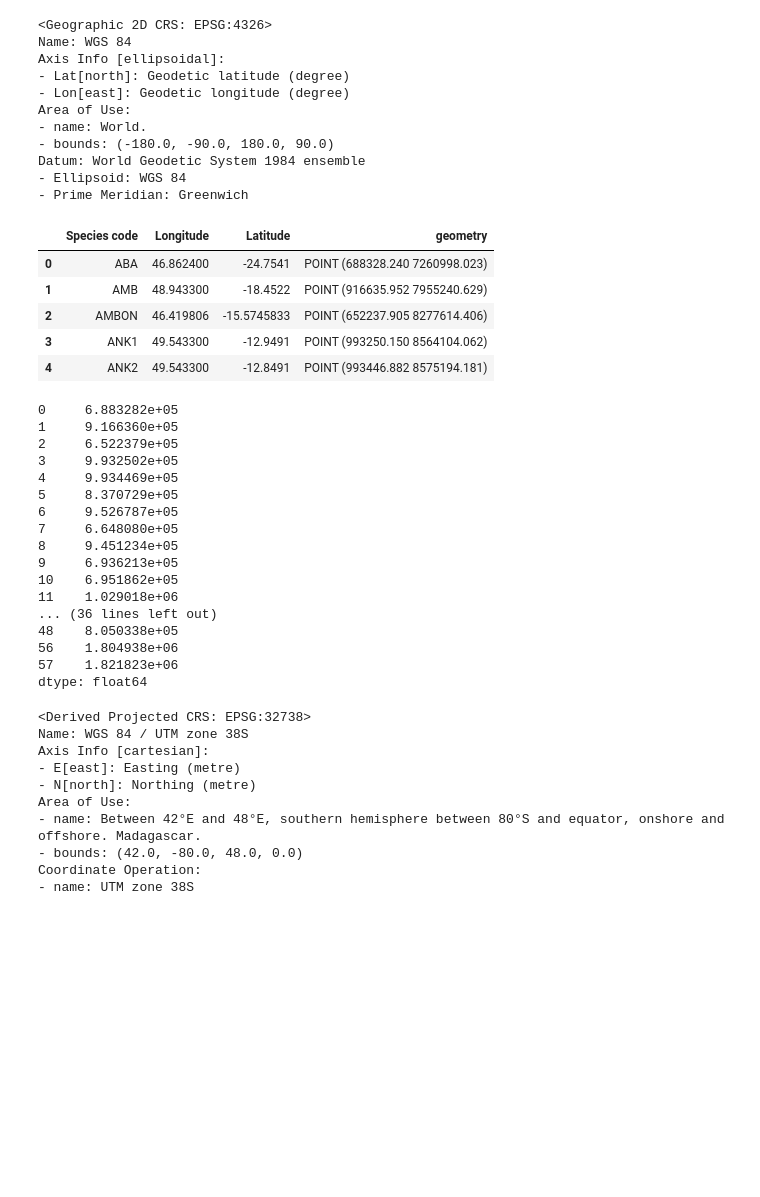
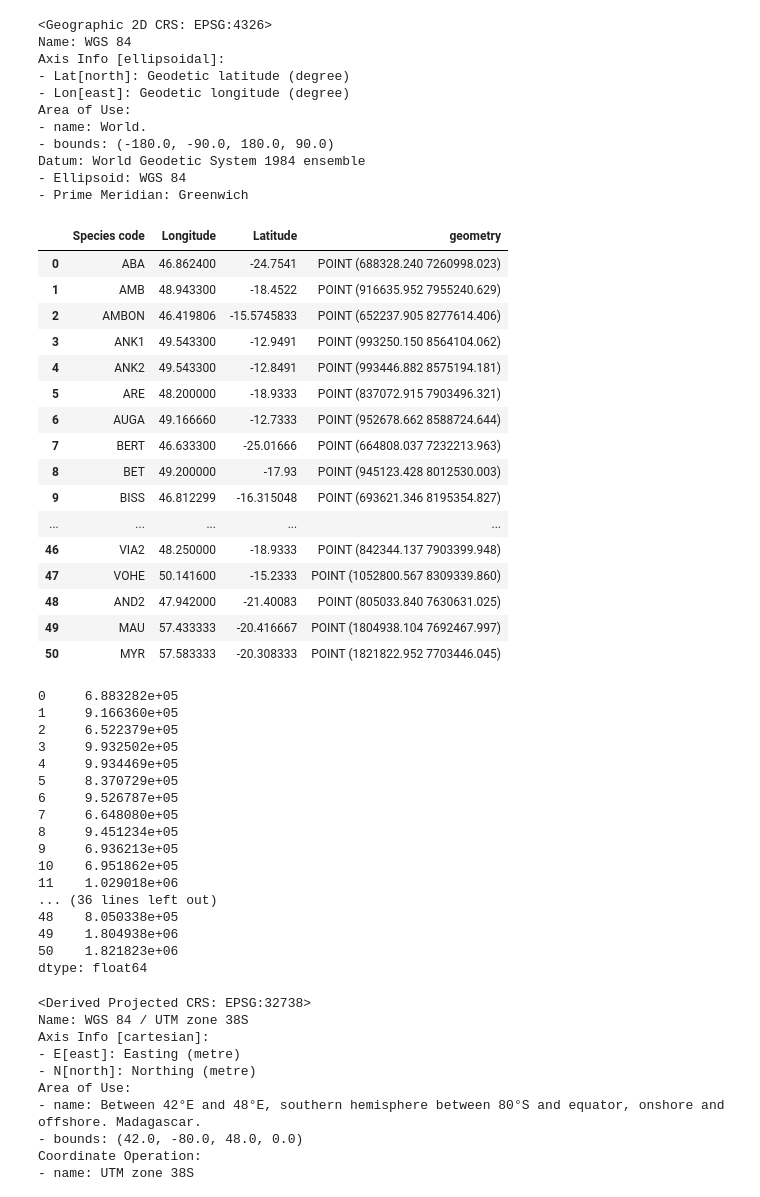
Before and after one commit to tahiri-lab/py_madaclim, a Jupyter notebook: src/data_exploration.ipynb, the cells around one changed output. Cells and saved outputs as stored; diff of their text form; code cells hidden in the pictures; blank space fills up the shorter version.

```diff
--- a/src/data_exploration.ipynb
+++ b/src/data_exploration.ipynb
@@ -78,6 +78,6 @@ df.head()
 df_gps_all = df
 df_gps_all = df_gps_all.dropna(subset=["Latitude", "Longitude"])
 print(f"Number of samples for all specimens WITH GPS : {len(df_gps_all)}")
-df_gps_all
+df_gps_all = df_gps_all.reset_index().drop(columns=["index"])
 # %% [output]
 Number of samples for all specimens WITH GPS : 51
@@ -337,14 +303,25 @@ Datum: World Geodetic System 1984 ensemble
 - Prime Meridian: Greenwich
 # %%
 gdf_postions_all = gdf_postions_all.to_crs(32738)
-gdf_postions_all.head()
+gdf_postions_all
 # %% [output]
 |  | Species code | Longitude | Latitude | geometry |
 | 0 | ABA | 46.862400 | -24.7541 | POINT (688328.240 7260998.023) |
 | 1 | AMB | 48.943300 | -18.4522 | POINT (916635.952 7955240.629) |
 | 2 | AMBON | 46.419806 | -15.5745833 | POINT (652237.905 8277614.406) |
 | 3 | ANK1 | 49.543300 | -12.9491 | POINT (993250.150 8564104.062) |
 | 4 | ANK2 | 49.543300 | -12.8491 | POINT (993446.882 8575194.181) |
+| 5 | ARE | 48.200000 | -18.9333 | POINT (837072.915 7903496.321) |
+| 6 | AUGA | 49.166660 | -12.7333 | POINT (952678.662 8588724.644) |
+| 7 | BERT | 46.633300 | -25.01666 | POINT (664808.037 7232213.963) |
+| 8 | BET | 49.200000 | -17.93 | POINT (945123.428 8012530.003) |
+| 9 | BISS | 46.812299 | -16.315048 | POINT (693621.346 8195354.827) |
+| ... | ... | ... | ... | ... |
+| 46 | VIA2 | 48.250000 | -18.9333 | POINT (842344.137 7903399.948) |
+| 47 | VOHE | 50.141600 | -15.2333 | POINT (1052800.567 8309339.860) |
+| 48 | AND2 | 47.942000 | -21.40083 | POINT (805033.840 7630631.025) |
+| 49 | MAU | 57.433333 | -20.416667 | POINT (1804938.104 7692467.997) |
+| 50 | MYR | 57.583333 | -20.308333 | POINT (1821822.952 7703446.045) |
 # %%
 gdf_postions_all["geometry"].x  #lon
 # %% [output]
@@ -362,8 +339,8 @@ gdf_postions_all["geometry"].x  #lon
 11    1.029018e+06
 ... (36 lines left out)
 48    8.050338e+05
-56    1.804938e+06
-57    1.821823e+06
+49    1.804938e+06
+50    1.821823e+06
 dtype: float64
 # %%
 gdf_postions_all.crs
```
Also changed, not shown: parts of 26 cells of this notebook.
